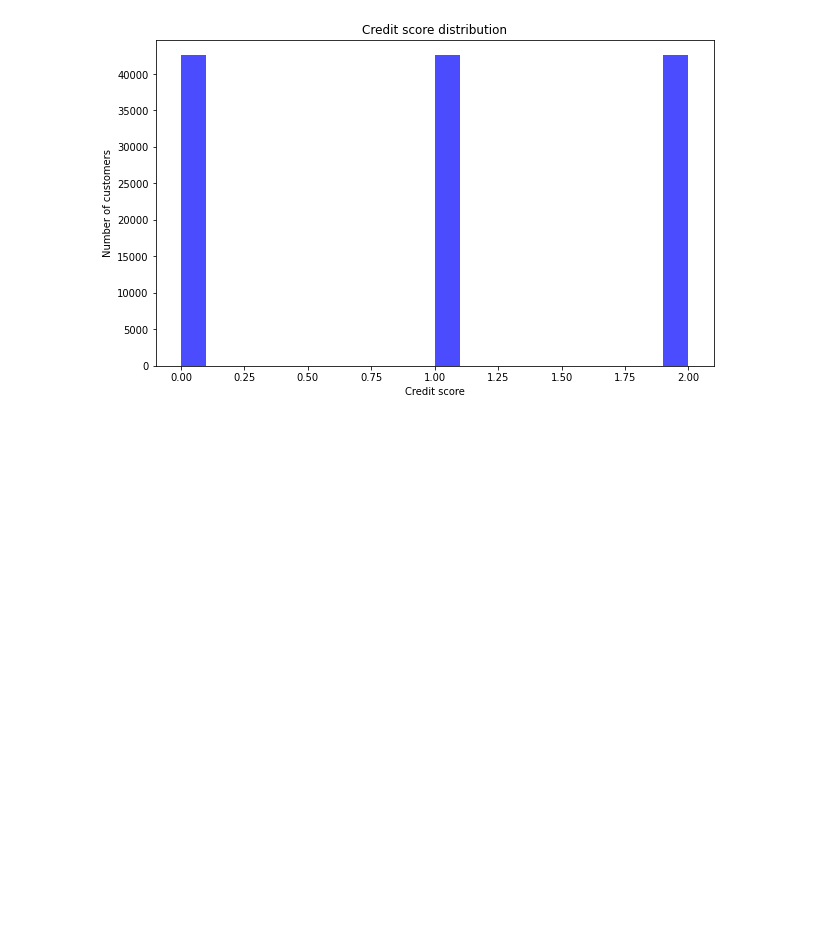
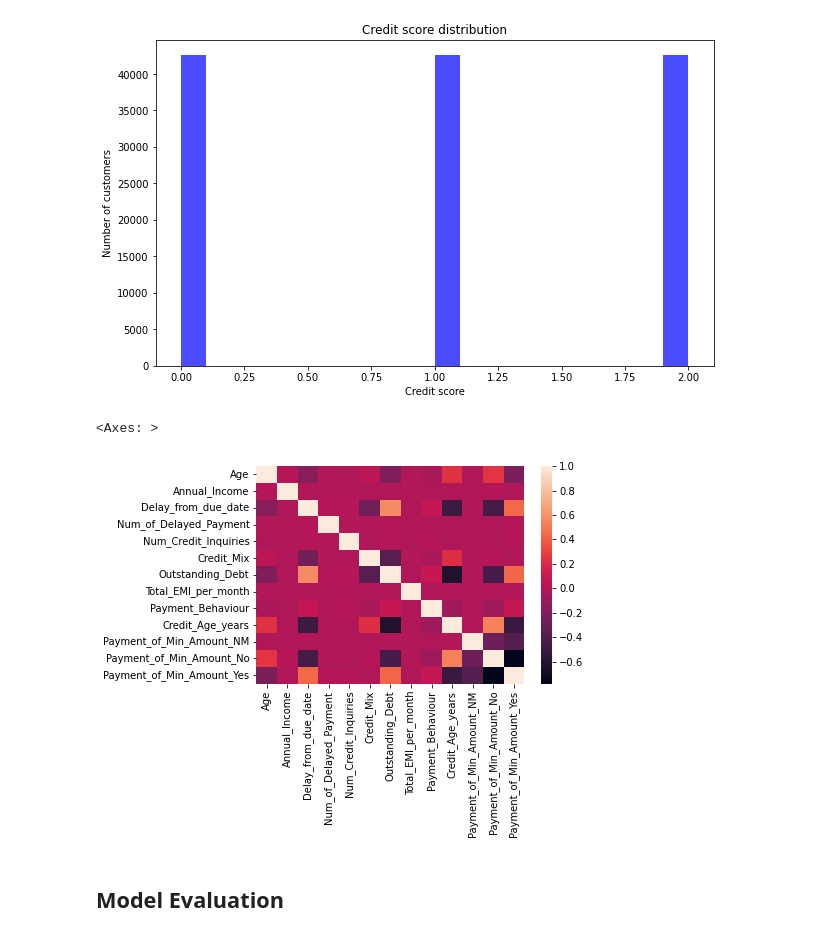
Before and after one commit to 80396-B2/Credit_Score_Prediction, a Jupyter notebook: main.ipynb, the cells around one changed output. Drawn from its saved outputs; the diff is of its cells as text; code cells hidden in the pictures; blank space fills up the shorter version.

```diff
--- a/main.ipynb
+++ b/main.ipynb
@@ -1122,0 +1163,19 @@ combined_df.drop(["Credit_Utilization_Ratio","Monthly_Balance","Credit_Age_month
+# %%
+toscale=["Age",	"Annual_Income",	"Delay_from_due_date",	"Num_of_Delayed_Payment",	"Num_Credit_Inquiries",	"Credit_Mix"	,"Outstanding_Debt",	"Total_EMI_per_month" ,"Payment_Behaviour"	,"Credit_Age_years"]
+# %%
+preprocessor = ColumnTransformer(
+    transformers=[
+        ('num', StandardScaler(), toscale)
+    ],
+    remainder='passthrough'
+)
+
+# Create a pipeline with the preprocessor
+pipeline = Pipeline([
+    ('preprocessor', preprocessor)
+])
+
+# Fit and transform the data
+xs = pipeline.fit_transform(x)
+# %%
+x = pd.DataFrame(xs, columns=x.columns)
@@ -1200,3 +1269,8 @@ plt.show()
 # %%
 X= data_after_smote.drop(['target'],axis=1)
 Y=data_after_smote['target']
+# %%
+sns.heatmap(x.corr())
+# %% [output]
+<Axes: >
+[figure, added]
@@ -1202,0 +1330,2 @@ Y=data_after_smote['target']
+# %% [markdown]
+## Model Evaluation
```
Also changed, not shown: parts of 11 cells of this notebook, 5 other files.
